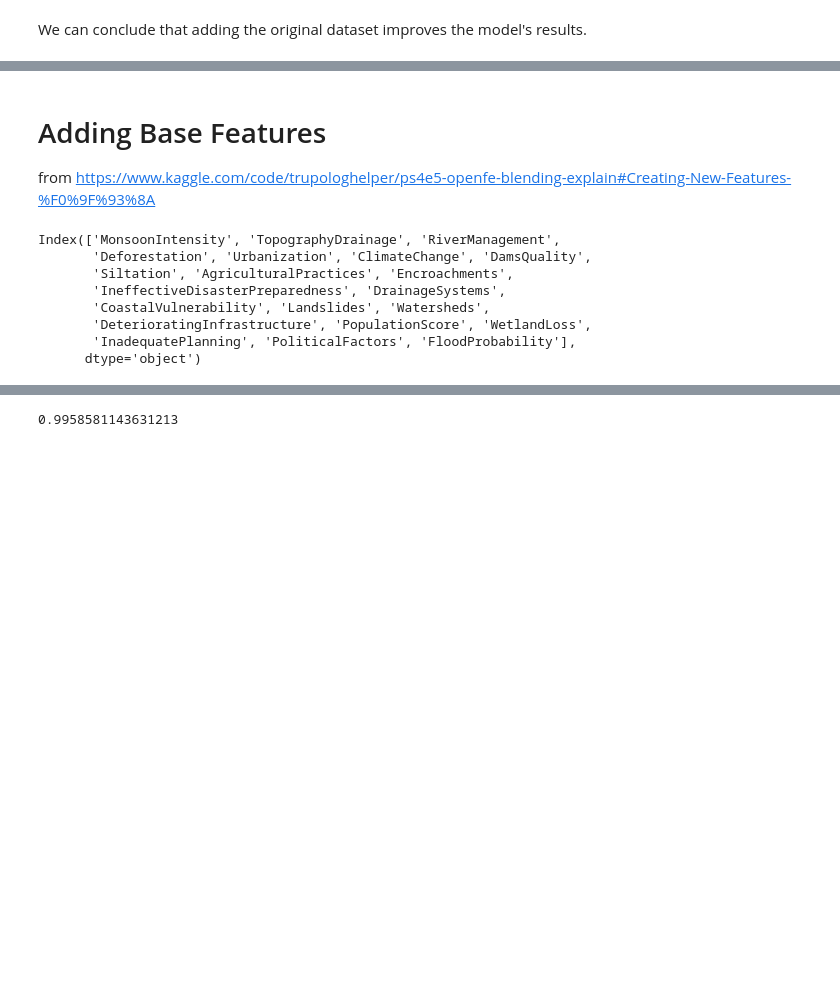
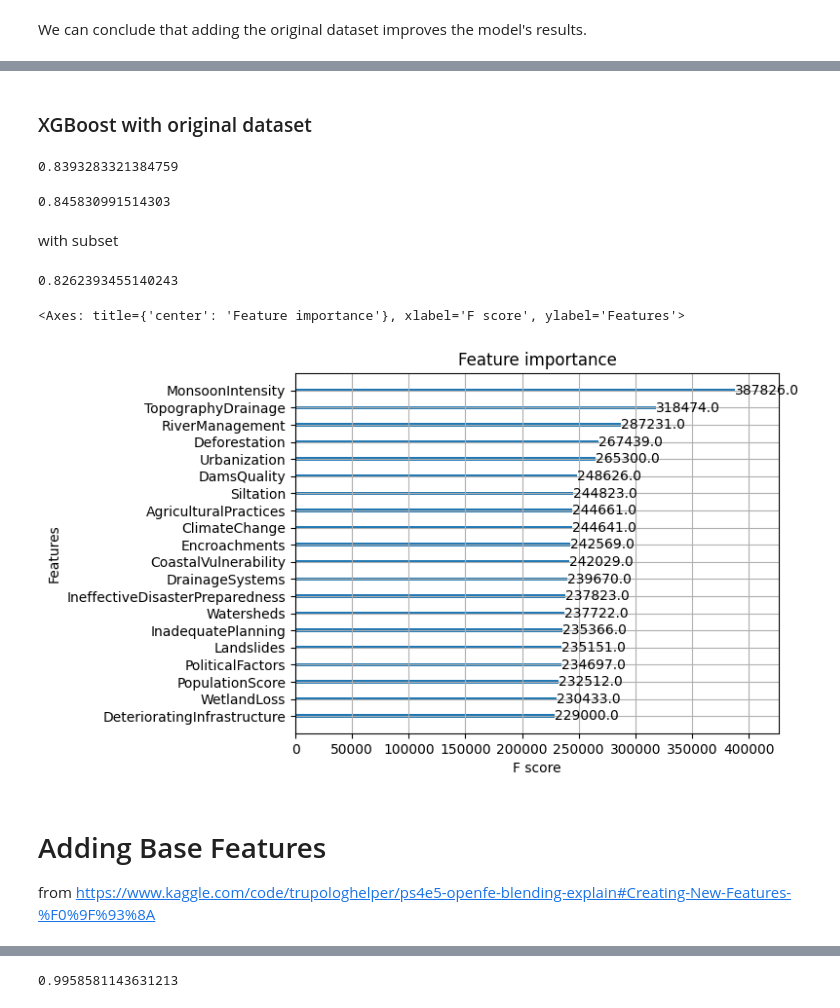
Before and after one commit to rubanzasilva/flood_prediction, a Jupyter notebook: s04e05-fastai.ipynb, the cells around one changed output, grey strips where cells are left out. Drawn from its saved outputs; the diff is of its cells as text; code cells hidden in the pictures; blank space fills up the shorter version.

```diff
--- a/s04e05-fastai.ipynb
+++ b/s04e05-fastai.ipynb
@@ -373,16 +445,51 @@ lgb_score_3
+# %% [markdown]
+### XGBoost with original dataset
+# %%
+xgb_model = xgb.XGBRegressor(n_estimators = 500, max_depth=5, learning_rate=0.1461774202844157, subsample= 0.6649609199174655)
+xgb_model = xgb_model.fit(X_train, y_train)
+
+xgb_preds = tensor(xgb_model.predict(test_dl.xs))
+
+xgb_preds_x = tensor(xgb_model.predict(X_test))
+
+r2_score(y_test,xgb_preds_x)
+# %% [output]
+0.8393283321384759
+# %%
+%%time
+xgb_model = xgb.XGBRegressor(n_estimators=8000,max_depth=10,learning_rate=0.01,random_state=0)
+xgb_model = xgb_model.fit(X_train, y_train)
+
+xgb_preds = tensor(xgb_model.predict(test_dl.xs))
+
+xgb_preds_x = tensor(xgb_model.predict(X_test))
+
+r2_score(y_test,xgb_preds_x)
+# %% [output]
+0.845830991514303
+# %% [markdown]
+with subset
+# %%
+%%time
+xgb_model = xgb.XGBRegressor(n_estimators=8000,max_depth=10,learning_rate=0.01,random_state=0)
+xgb_model = xgb_model.fit(X_train, y_train)
+
+xgb_preds = tensor(xgb_model.predict(test_dl.xs))
+
+xgb_preds_x = tensor(xgb_model.predict(X_test))
+
+r2_score(y_test,xgb_preds_x)
+# %% [output]
+0.8262393455140243
+# %%
+plot_importance(xgb_model)
+# %% [output]
+<Axes: title={'center': 'Feature importance'}, xlabel='F score', ylabel='Features'>
+[figure, added]
 # %% [markdown]
 # Adding Base Features
 
 from https://www.kaggle.com/code/trupologhelper/ps4e5-openfe-blending-explain#Creating-New-Features-%F0%9F%93%8A
 # %%
-BASE_FEATURES = test_final.columns
-BASE_FEATURES
+BASE_FEATURES = test_subset.columns
+initial_features = BASE_FEATURES
-# %% [output]
-Index(['MonsoonIntensity', 'TopographyDrainage', 'RiverManagement',
-       'Deforestation', 'Urbanization', 'ClimateChange', 'DamsQuality',
-       'Siltation', 'AgriculturalPractices', 'Encroachments',
-       'IneffectiveDisasterPreparedness', 'DrainageSystems',
-       'CoastalVulnerability', 'Landslides', 'Watersheds',
-       'DeterioratingInfrastructure', 'PopulationScore', 'WetlandLoss',
-       'InadequatePlanning', 'PoliticalFactors', 'FloodProbability'],
-      dtype='object')
```
Also changed, not shown: parts of 42 cells of this notebook.
